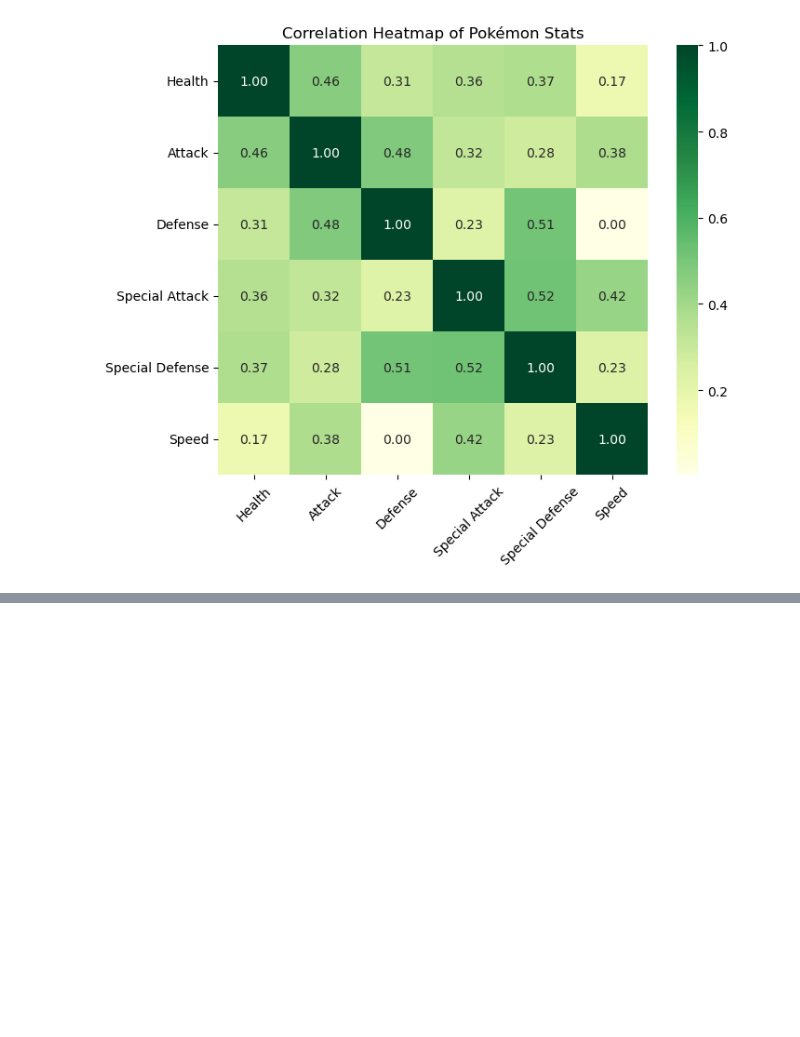
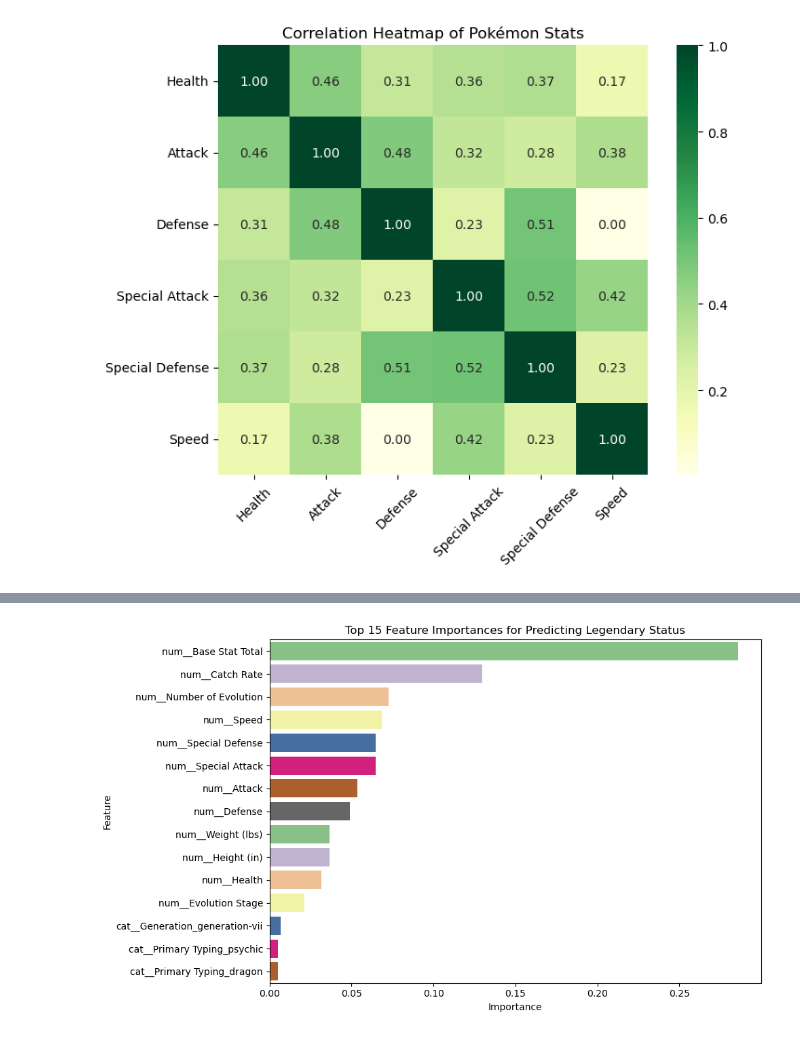
Before and after one commit to gnilwobnnej/Pokemon, a Jupyter notebook: Pokemon.ipynb, the cells around one changed output, grey strips where cells are left out. Cells and saved outputs as stored; diff of their text form; code cells hidden in the pictures; blank space fills up the shorter version.

```diff
--- a/Pokemon.ipynb
+++ b/Pokemon.ipynb
@@ -94,3 +103,16 @@ plt.xticks(rotation=45)
 plt.show()
 # %% [output]
 [figure]
+# %%
+features = [
+    'Primary Typing',
+    'Secondary Typing',
+    'Generation',
+    'Evolution Stage',
+    'Number of Evolution',
+    'Base Stat Total',
+    'Health', 'Attack', 'Defense',
+    'Special Attack', 'Special Defense', 'Speed',
+    'Height (in)', 'Weight (lbs)',
+    'Catch Rate'
+]
@@ -96,0 +163,21 @@ plt.show()
+# %%
+feature_names = model.named_steps['prep'].get_feature_names_out()
+importances = model.named_steps['clf'].feature_importances_
+
+importance_df = pd.DataFrame({
+    'Feature': feature_names,
+    'Importance': importances
+})
+
+top_features = importance_df.sort_values(by='Importance', ascending=False).head(15)
+
+# Plot with seaborn
+plt.figure(figsize=(10, 6))
+sb.barplot(data=top_features, y='Feature', x='Importance', palette='Accent')
+plt.title('Top 15 Feature Importances for Predicting Legendary Status')
+plt.xlabel('Importance')
+plt.ylabel('Feature')
+plt.tight_layout()
+plt.show()
+# %% [output]
+[figure, added]
```
Also changed, not shown: parts of 5 cells of this notebook.
